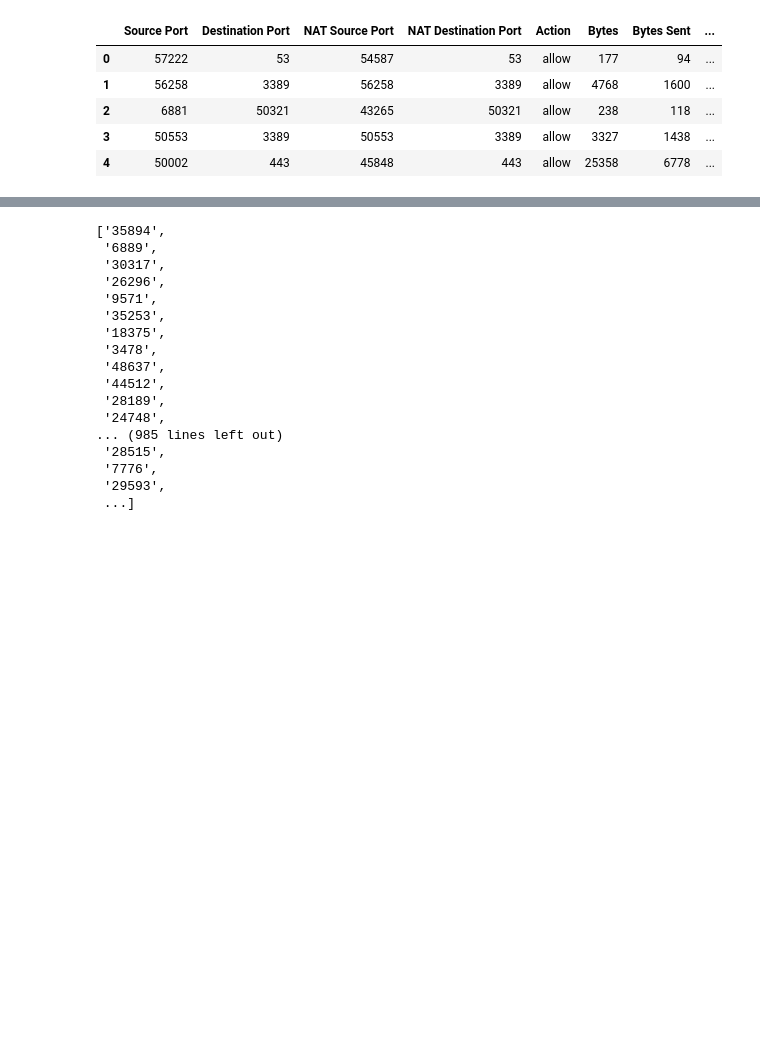
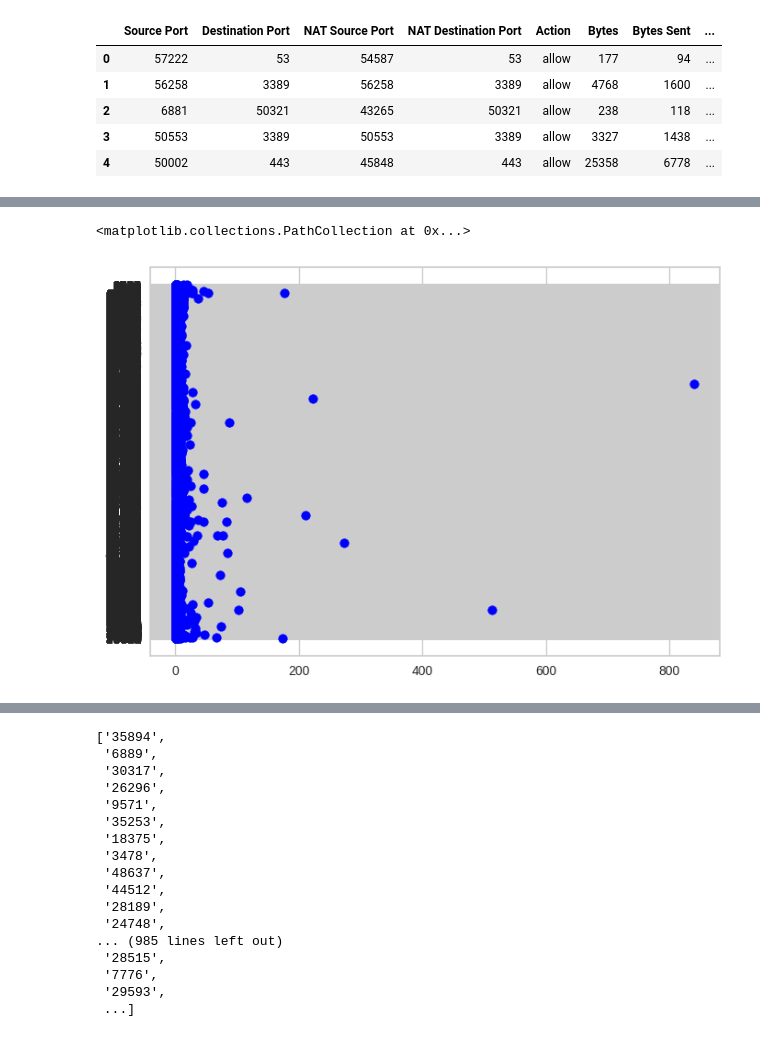
Before and after one commit to KendallScott/QTW, a Jupyter notebook: Case Study 5/Case_Study_5.ipynb, the cells around one changed output, grey strips where cells are left out. Drawn from its saved outputs; the diff is of its cells as text; code cells hidden in the pictures; blank space fills up the shorter version.

```diff
--- a/Case Study 5/Case_Study_5.ipynb
+++ b/Case Study 5/Case_Study_5.ipynb
@@ -110,0 +160,5 @@ sns.histplot(data=df, y="Source Port")
+# %%
+plt.scatter(sp_agg['counts'], y=sp_agg['Source Port'], c ="blue")
+# %% [output]
+<matplotlib.collections.PathCollection at 0x...>
+[figure, added]
```
Also changed, not shown: parts of 15 cells of this notebook.
